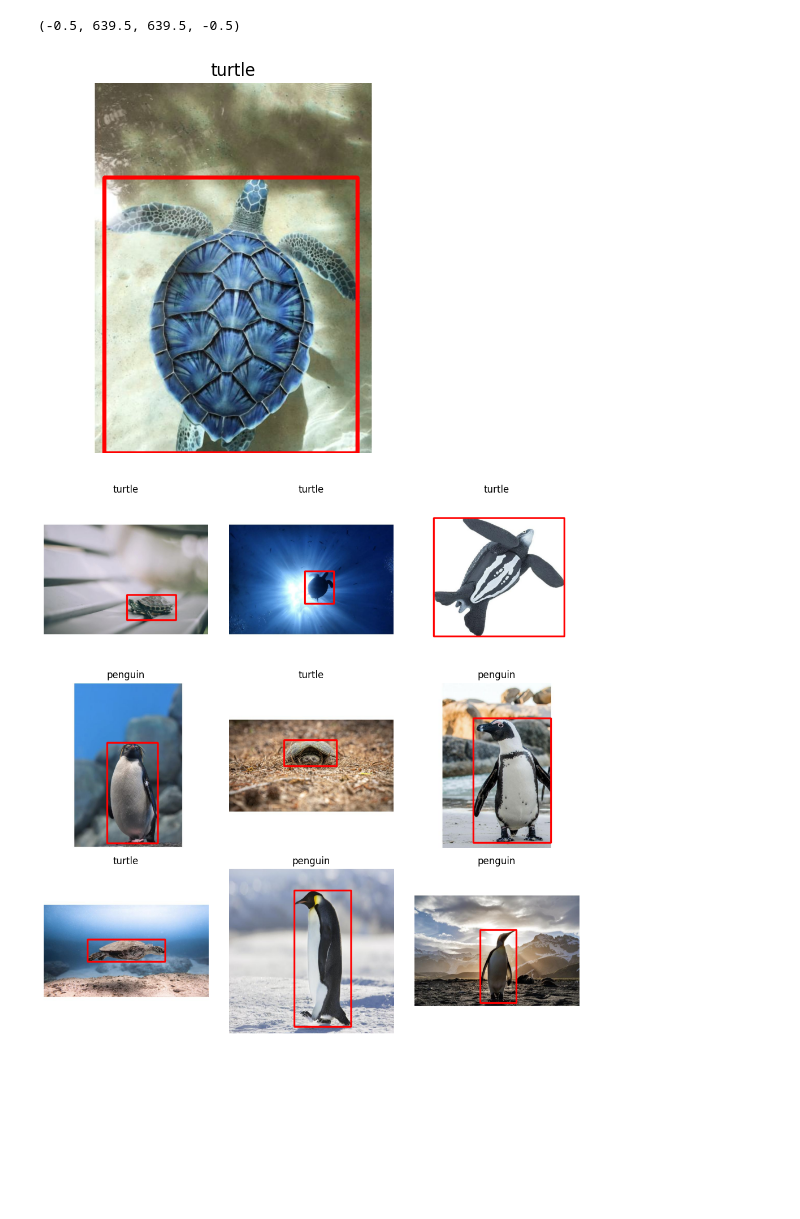
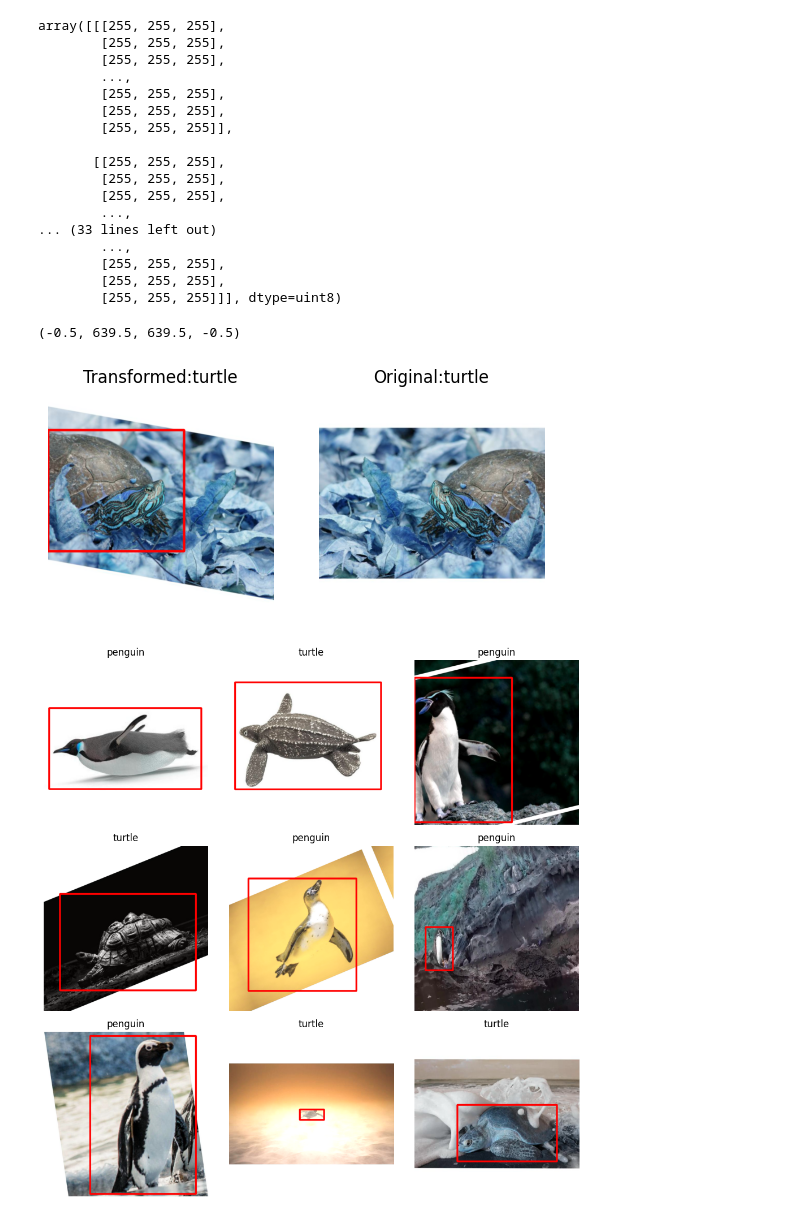
Before and after one commit to Firgrove/HighDefinition, a Jupyter notebook: dataset.ipynb, the cells around one changed output. Cells and saved outputs as stored; diff of their text form; code cells hidden in the pictures; blank space fills up the shorter version.

```diff
--- a/dataset.ipynb
+++ b/dataset.ipynb
@@ -73,36 +78,74 @@ array([[[255, 255, 255],
+# %%
+image_np = image.numpy()
+image_np = np.transpose(image_np, (1, 2, 0))
+image_np = cv2.cvtColor(image_np, cv2.COLOR_RGB2BGR)
+# %%
+category = category_dict[int(target["category"])]
+# %%
+start = (int(bbox[0]) ,int(bbox[1]))
+end = (int(bbox[2]), int(bbox[3]))
+color = (255, 0, 0)
+thickness = 5
+cv2.rectangle(image_np, start, end, color, thickness)
+# %% [output]
+array([[[255, 255, 255],
+        [255, 255, 255],
+        [255, 255, 255],
+        ...,
+        [255, 255, 255],
+        [255, 255, 255],
+        [255, 255, 255]],
+
+       [[255, 255, 255],
+        [255, 255, 255],
+        [255, 255, 255],
+        ...,
+... (33 lines left out)
+        ...,
+        [255, 255, 255],
+        [255, 255, 255],
+        [255, 255, 255]]], dtype=uint8)
+# %%
+id = str(int(target["image_id"])).zfill(3)
+# %%
+original_img =cv2.imread('./images/train/image_id_'+ id +'.jpg')
+#cv2.rectangle(original_img, start, end, color, thickness)
 # %%
-fig, axes = plt.subplots(1, 1)
-axes.imshow(image)
-axes.set_title(category)
-axes.axis('off')
+fig, axes = plt.subplots(1, 2)
+axes[0].imshow(image_np)
+axes[0].set_title("Transformed:" + category)
+axes[0].axis('off')
+axes[1].imshow(original_img)
+axes[1].set_title("Original:" + category)
+axes[1].axis('off')
 # %% [output]
 (-0.5, 639.5, 639.5, -0.5)
-[figure, old version]
+[figure, new version]
 # %%
 fig, axes = plt.subplots(3, 3, figsize=(10, 10))
 
 for i in range(3):
     for j in range(3):
         # random index
-        number = str(randrange(len(train_dataset) + 1)).zfill(3)
-        annotation = train_dataset[int(number)]
-        bbox = annotation[1]['boxes'].tolist()
-        image_path = './images/train/image_id_' + number + '.jpg'
-        image = cv2.imread(image_path)
-        image = cv2.cvtColor(image, cv2.COLOR_BGR2RGB)
-        category = category_dict[annotation[1]["category"].tolist()[0]]
-        start = (int(bbox[0]), int(bbox[1]))
+        number = randrange(len(train_dataset)+1)
+        image, target = train_dataset[number]
+        bbox = target['boxes'][0]
+        image_np = image.numpy()
+        image_np = np.transpose(image_np, (1, 2, 0))
+        image_np = cv2.cvtColor(image_np, cv2.COLOR_RGB2BGR)
+        category = category_dict[int(target["category"])]
+        start = (int(bbox[0]) ,int(bbox[1]))
         end = (int(bbox[2]), int(bbox[3]))
         color = (255, 0, 0)
         thickness = 5
         # draw bbox
-        cv2.rectangle(image, start, end, color, thickness)
+        cv2.rectangle(image_np, start, end, color, thickness)
         # display
-        axes[i, j].imshow(image)
+        axes[i, j].imshow(image_np)
         axes[i, j].set_title(category)
         axes[i, j].axis('off')
 
 plt.tight_layout()
 plt.show()
 # %% [output]
-[figure, old version]
+[figure, new version]
```
Also changed, not shown: parts of 11 cells of this notebook, 1 other file.
